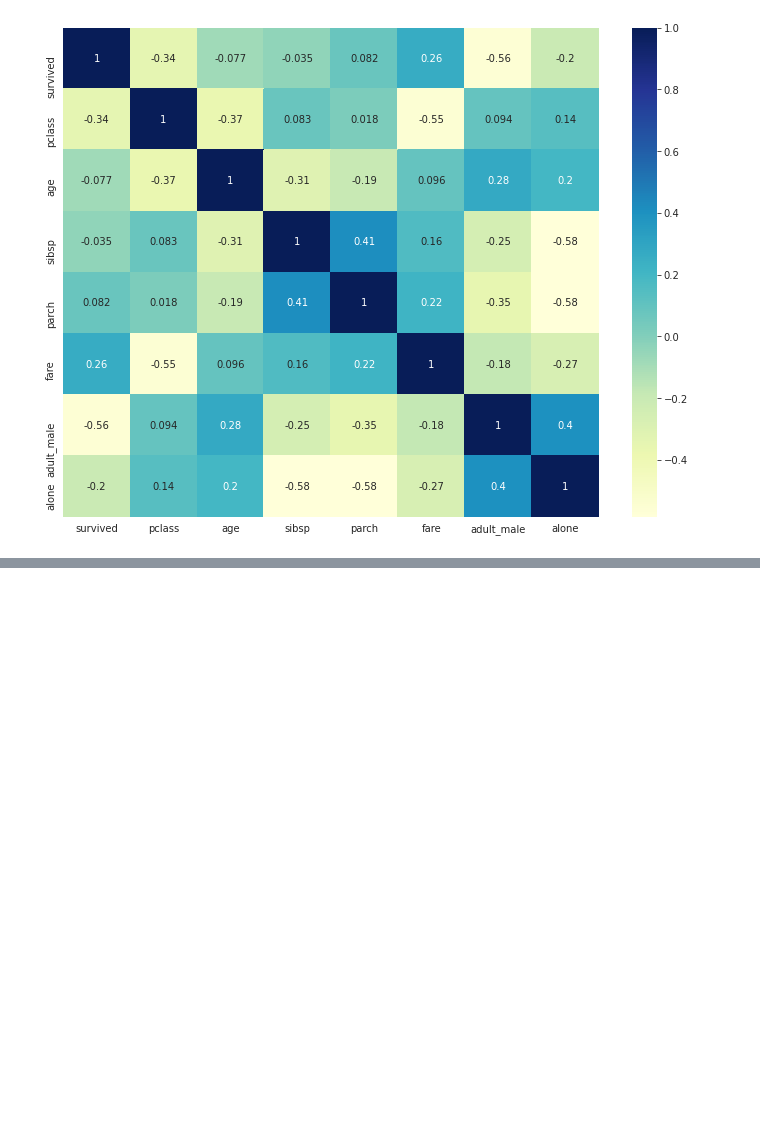
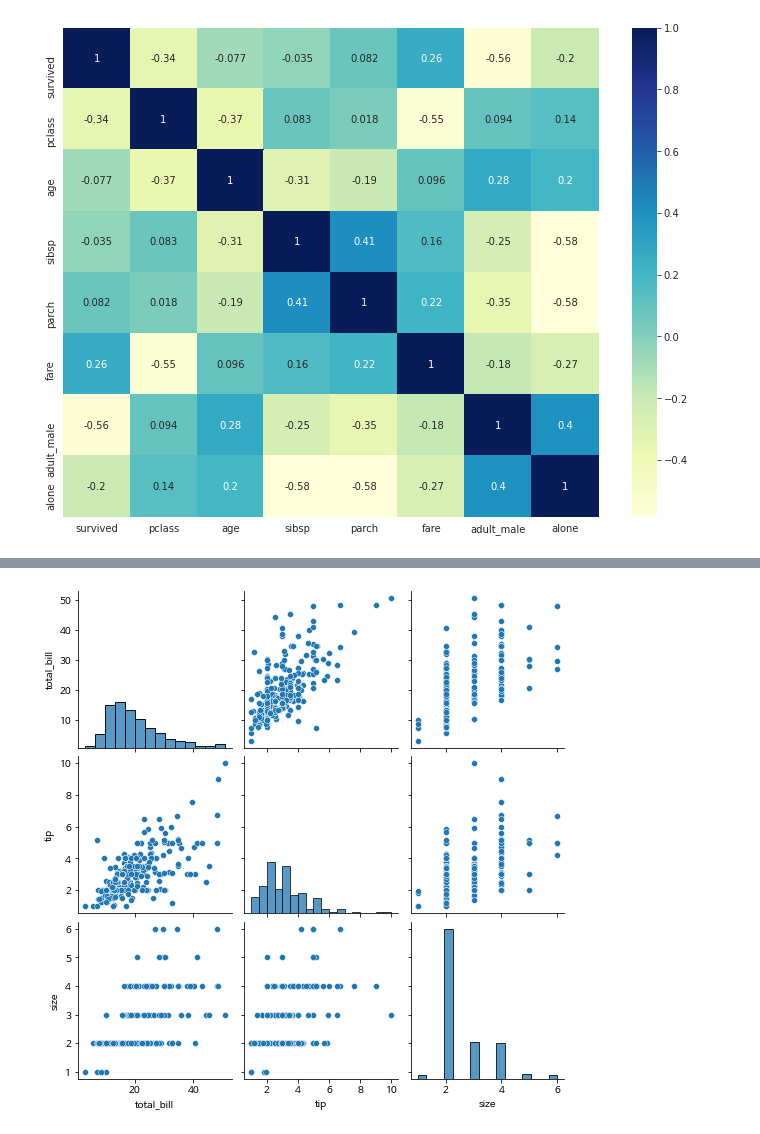
Before and after one commit to mazdah/colab_practice, a Jupyter notebook: 패스트캠퍼스_직장인을_위한_파이썬_데이터분석7.ipynb, the cells around one changed output, grey strips where cells are left out. Drawn from its saved outputs; the diff is of its cells as text; code cells hidden in the pictures; blank space fills up the shorter version.

```diff
--- a/패스트캠퍼스_직장인을_위한_파이썬_데이터분석7.ipynb
+++ b/패스트캠퍼스_직장인을_위한_파이썬_데이터분석7.ipynb
@@ -525,0 +533,3 @@ plt.show()
+# %%
+tips = sns.load_dataset('tips')
+tips.head()
@@ -525,0 +543,5 @@ plt.show()
+# %%
+sns.pairplot(tips)
+plt.show()
+# %% [output]
+[figure, added]
```
Also changed, not shown: parts of 26 cells of this notebook.
